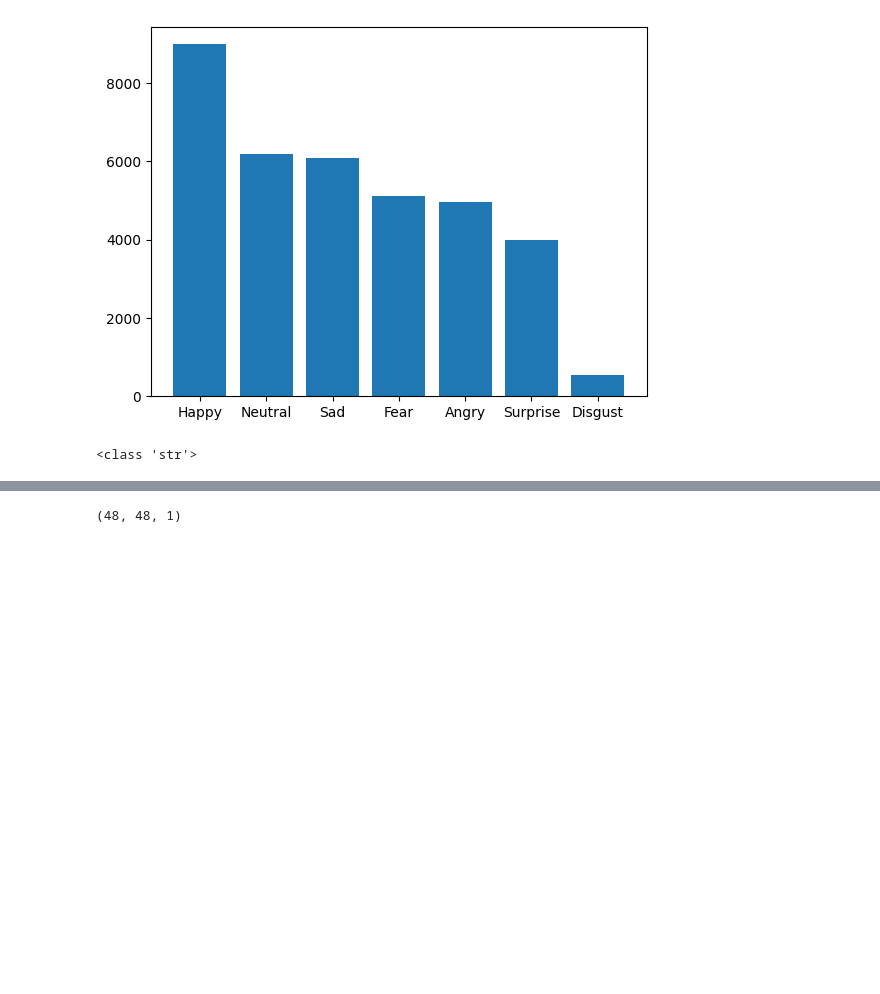
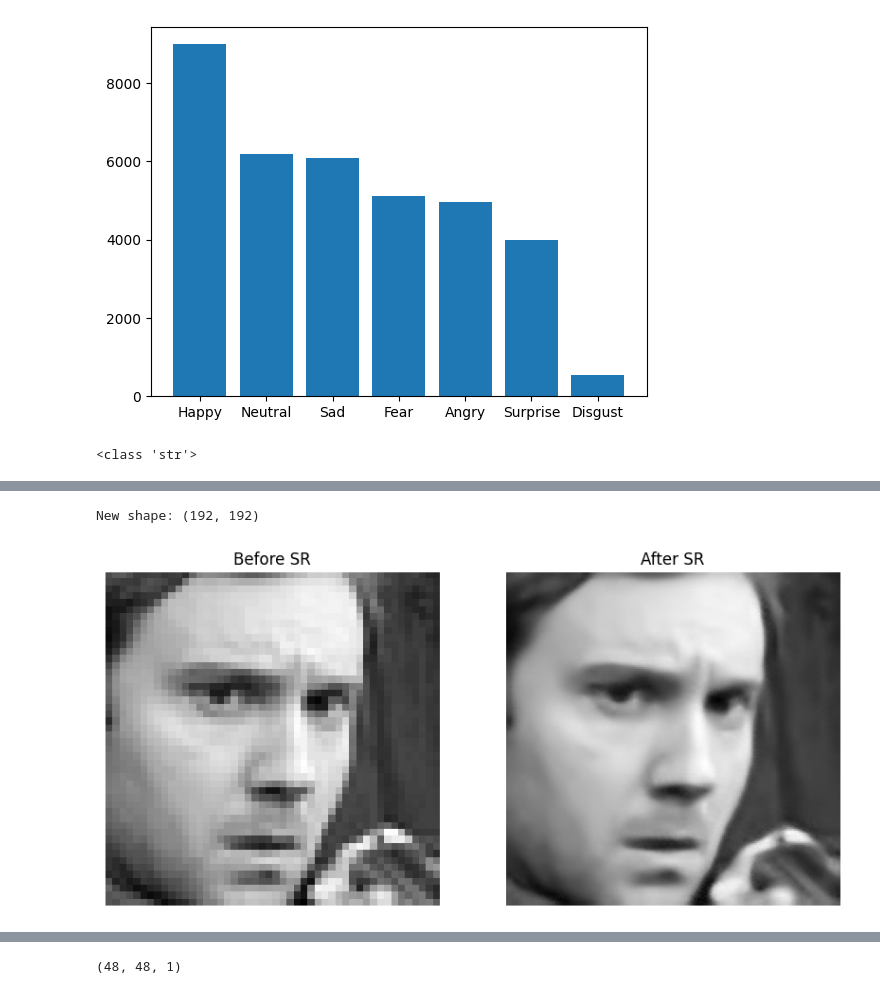
Before and after one commit to julietlawton/emotion-recognition, a Jupyter notebook: project.ipynb, the cells around one changed output, grey strips where cells are left out. Cells and saved outputs as stored; diff of their text form; code cells hidden in the pictures; blank space fills up the shorter version.

```diff
--- a/project.ipynb
+++ b/project.ipynb
@@ -83,0 +82,38 @@ plt.show()
+# %%
+# Use super-resolution to make the images higher resolution
+sr = cv2.dnn_superres.DnnSuperResImpl_create()
+scale = 4
+path = f'models/LapSRN_x{scale}.pb'
+sr.readModel(path)
+sr.setModel('lapsrn', scale)
+
+def improve_resolution(img):
+    # Convert image to be 8-bit
+    image_uint8 = (img * 255).astype('uint8')
+
+    # Use the model to upsample the image
+    result = sr.upsample(image_uint8)
+
+    # Normalize the output again
+    result_normalized = result.astype('float32') / 255.0
+    return result_normalized
+
+# Test on one sample
+sample_image = fer_df['pixels'].iloc[0]
+sr_image = improve_resolution(sample_image)
+print(f"New shape: {sr_image.shape}")
+
+fig = plt.figure(figsize=(10,10))
+plt.subplot(1,2,1)
+plt.title("Before SR")
+plt.imshow(sample_image, cmap='gray')
+plt.axis('off')
+
+plt.subplot(1,2,2)
+plt.title("After SR")
+plt.imshow(sr_image, cmap='gray')
+plt.axis('off')
+plt.show()
+# %% [output]
+New shape: (192, 192)
+[figure, added]
```
Also changed, not shown: parts of 7 cells of this notebook, 1 other file.
